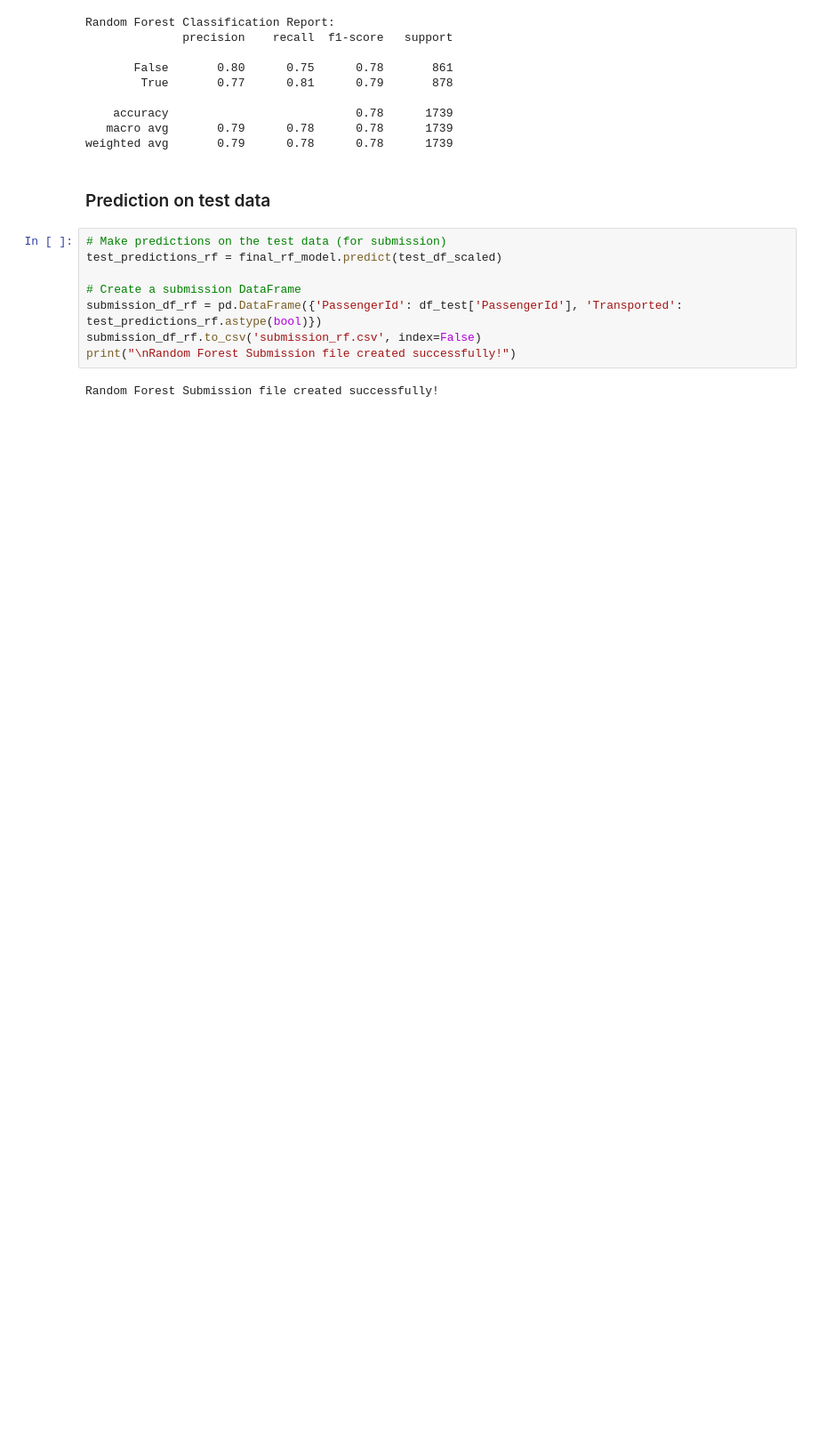
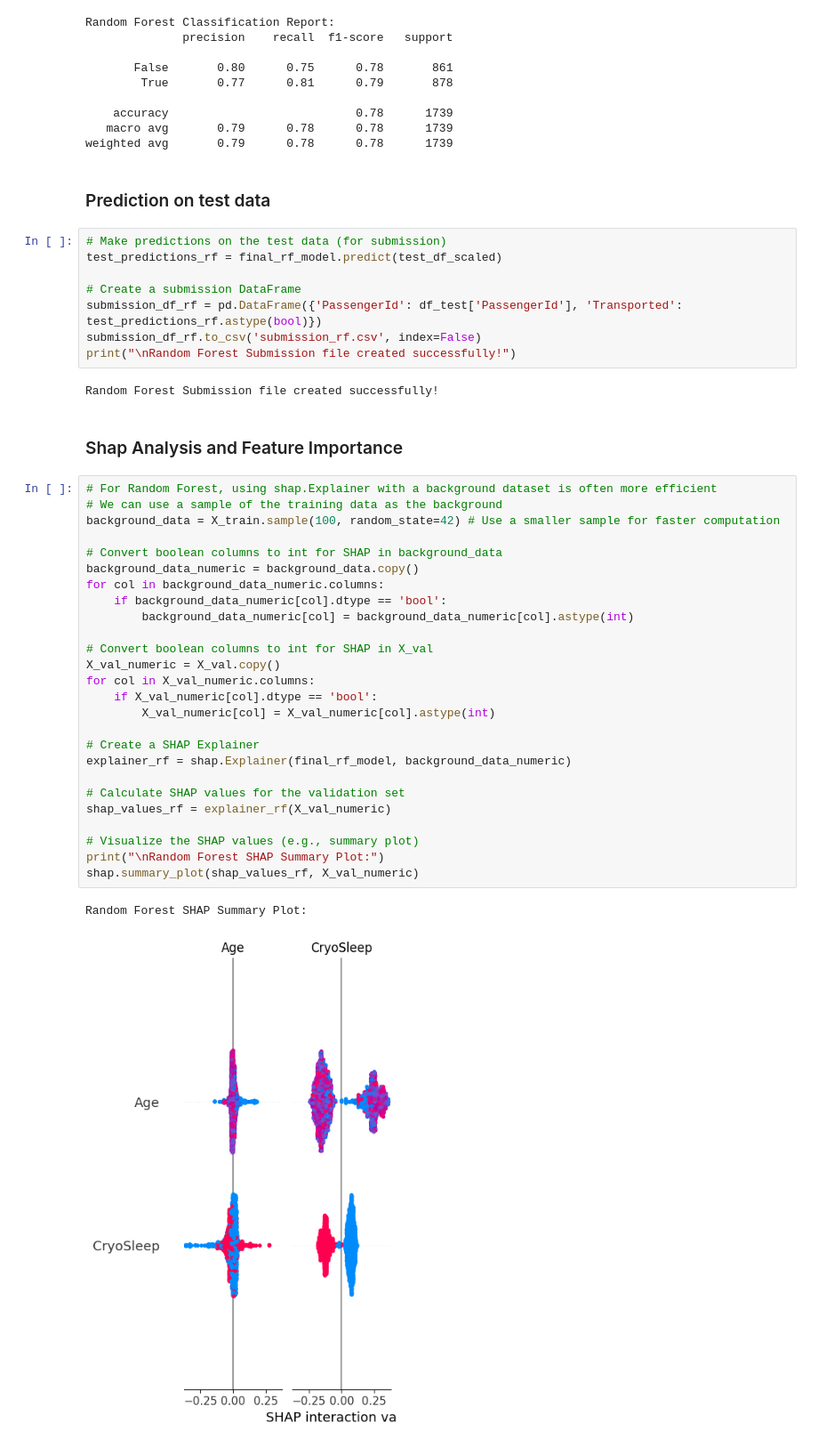
Before and after one commit to Data-Nova/spaceship_titanic_challenge, a Jupyter notebook: Spaceship_Titanic.ipynb, the cells around one changed output. Shown at 89% size. Cells and saved outputs as stored; diff of their text form; blank space fills up the shorter version.

Commit message:
applied SHAP and feature importance on Model 2

```diff
--- a/Spaceship_Titanic.ipynb
+++ b/Spaceship_Titanic.ipynb
@@ -897,3 +897,34 @@ submission_df_rf.to_csv('submission_rf.csv', index=False)
 print("\nRandom Forest Submission file created successfully!")
 # %% [output]
 Random Forest Submission file created successfully!
+# %% [markdown]
+### Shap Analysis and Feature Importance
+# %%
+# For Random Forest, using shap.Explainer with a background dataset is often more efficient
+# We can use a sample of the training data as the background
+background_data = X_train.sample(100, random_state=42) # Use a smaller sample for faster computation
+
+# Convert boolean columns to int for SHAP in background_data
+background_data_numeric = background_data.copy()
+for col in background_data_numeric.columns:
+    if background_data_numeric[col].dtype == 'bool':
+        background_data_numeric[col] = background_data_numeric[col].astype(int)
+
+# Convert boolean columns to int for SHAP in X_val
+X_val_numeric = X_val.copy()
+for col in X_val_numeric.columns:
+    if X_val_numeric[col].dtype == 'bool':
+        X_val_numeric[col] = X_val_numeric[col].astype(int)
+
+# Create a SHAP Explainer
+explainer_rf = shap.Explainer(final_rf_model, background_data_numeric)
+
+# Calculate SHAP values for the validation set
+shap_values_rf = explainer_rf(X_val_numeric)
+
+# Visualize the SHAP values (e.g., summary plot)
+print("\nRandom Forest SHAP Summary Plot:")
+shap.summary_plot(shap_values_rf, X_val_numeric)
+# %% [output]
+Random Forest SHAP Summary Plot:
+[figure, added]
```
Also changed, not shown: parts of 2 cells of this notebook.
